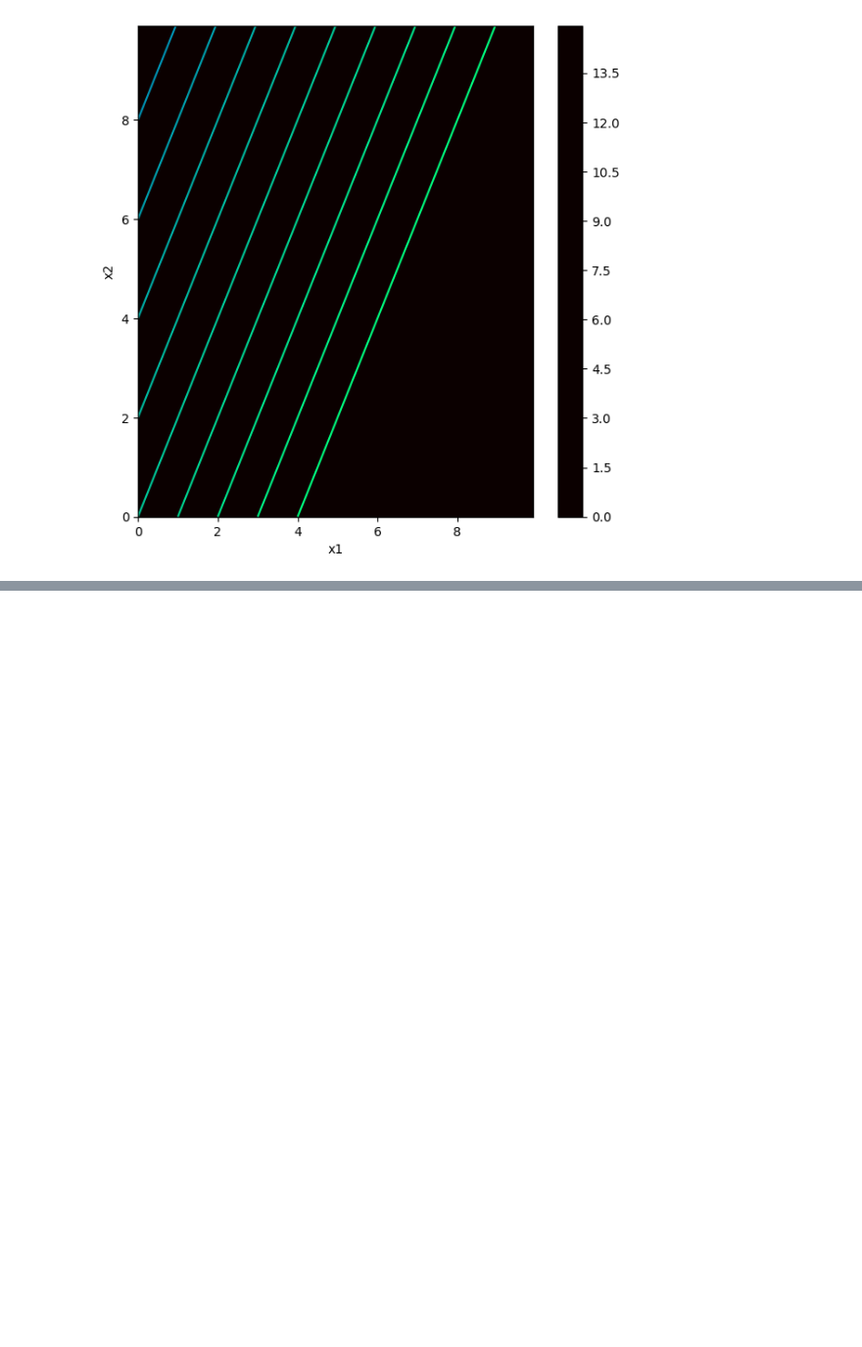
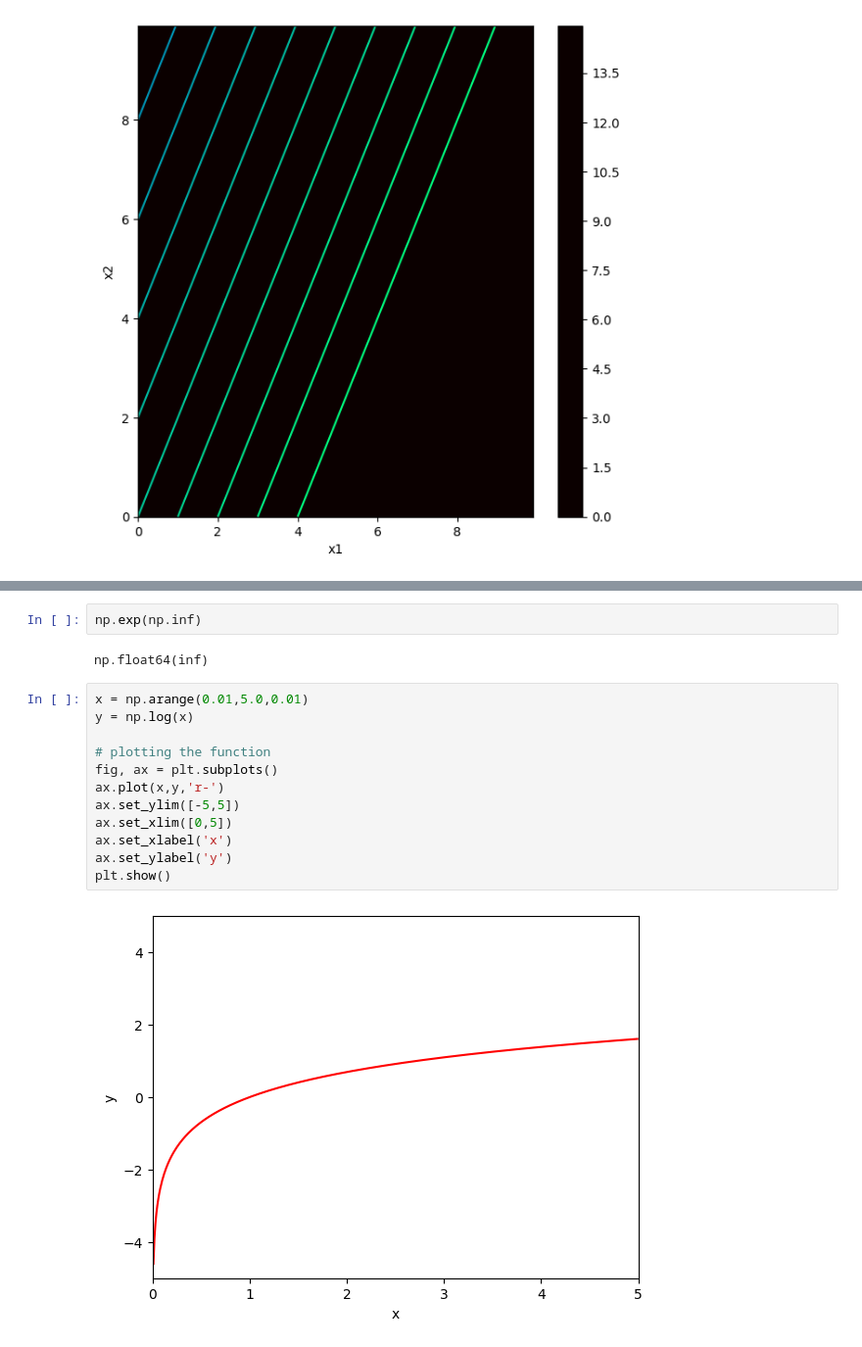
Before and after one commit to chakraborty-m/ML-Practice, a Jupyter notebook: ML_maths.ipynb, the cells around one changed output, grey strips where cells are left out. Shown: that part at 98% size. Saved outputs shown, nothing was run; the diff lists cells and outputs as text; blank space fills up the shorter version.

```diff
--- a/ML_maths.ipynb
+++ b/ML_maths.ipynb
@@ -50,0 +94,18 @@ draw_2D_fxn(x1,x2,y)
+# %%
+np.exp(np.inf)
+# %% [output]
+np.float64(inf)
+# %%
+x = np.arange(0.01,5.0,0.01)
+y = np.log(x)
+
+# plotting the function
+fig, ax = plt.subplots()
+ax.plot(x,y,'r-')
+ax.set_ylim([-5,5])
+ax.set_xlim([0,5])
+ax.set_xlabel('x')
+ax.set_ylabel('y')
+plt.show()
+# %% [output]
+[figure, added]
```
Also changed, not shown: parts of 12 cells of this notebook.
